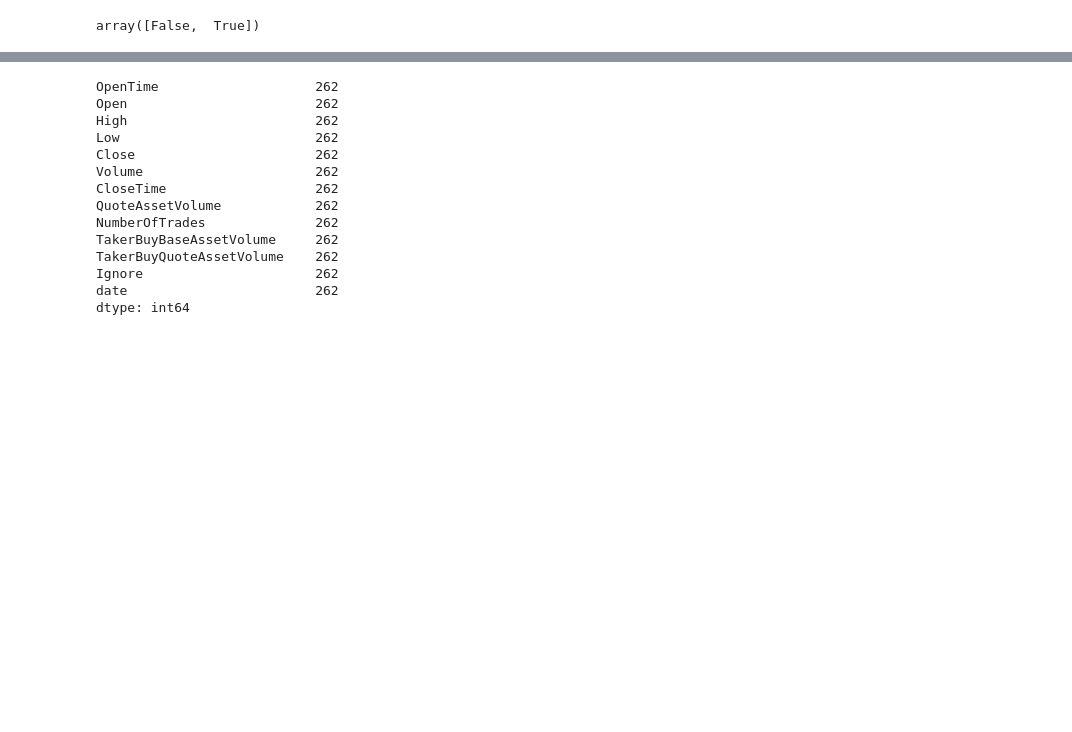
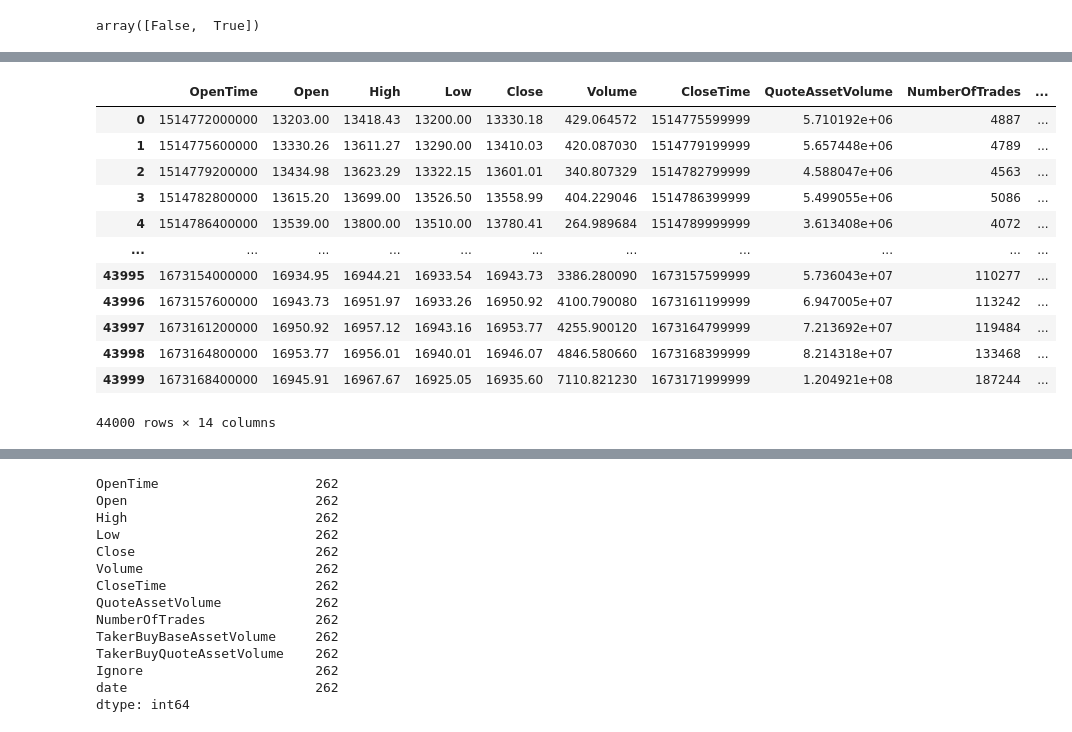
Before and after one commit to Emindu/btc_analysis, a Jupyter notebook: data_description.ipynb, the cells around one changed output, grey strips where cells are left out. Cells and saved outputs as stored; diff of their text form; code cells hidden in the pictures; blank space fills up the shorter version.

```diff
--- a/data_description.ipynb
+++ b/data_description.ipynb
@@ -72,0 +125,16 @@ array([False,  True])
+# %%
+btc_data
+# %% [output]
+|  | OpenTime | Open | High | Low | Close | Volume | CloseTime | QuoteAssetVolume | NumberOfTrades | ... |
+| 0 | 1514772000000 | 13203.00 | 13418.43 | 13200.00 | 13330.18 | 429.064572 | 1514775599999 | 5.710192e+06 | 4887 | ... |
+| 1 | 1514775600000 | 13330.26 | 13611.27 | 13290.00 | 13410.03 | 420.087030 | 1514779199999 | 5.657448e+06 | 4789 | ... |
+| 2 | 1514779200000 | 13434.98 | 13623.29 | 13322.15 | 13601.01 | 340.807329 | 1514782799999 | 4.588047e+06 | 4563 | ... |
+| 3 | 1514782800000 | 13615.20 | 13699.00 | 13526.50 | 13558.99 | 404.229046 | 1514786399999 | 5.499055e+06 | 5086 | ... |
+| 4 | 1514786400000 | 13539.00 | 13800.00 | 13510.00 | 13780.41 | 264.989684 | 1514789999999 | 3.613408e+06 | 4072 | ... |
+| ... | ... | ... | ... | ... | ... | ... | ... | ... | ... | ... |
+| 43995 | 1673154000000 | 16934.95 | 16944.21 | 16933.54 | 16943.73 | 3386.280090 | 1673157599999 | 5.736043e+07 | 110277 | ... |
+| 43996 | 1673157600000 | 16943.73 | 16951.97 | 16933.26 | 16950.92 | 4100.790080 | 1673161199999 | 6.947005e+07 | 113242 | ... |
+| 43997 | 1673161200000 | 16950.92 | 16957.12 | 16943.16 | 16953.77 | 4255.900120 | 1673164799999 | 7.213692e+07 | 119484 | ... |
+| 43998 | 1673164800000 | 16953.77 | 16956.01 | 16940.01 | 16946.07 | 4846.580660 | 1673168399999 | 8.214318e+07 | 133468 | ... |
+| 43999 | 1673168400000 | 16945.91 | 16967.67 | 16925.05 | 16935.60 | 7110.821230 | 1673171999999 | 1.204921e+08 | 187244 | ... |
+44000 rows × 14 columns
```
Also changed, not shown: parts of 8 cells of this notebook, 14 other files.
